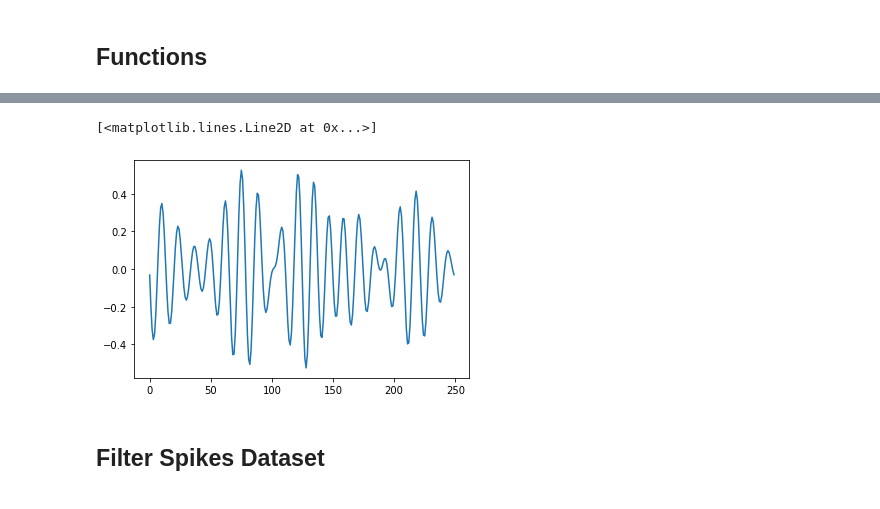
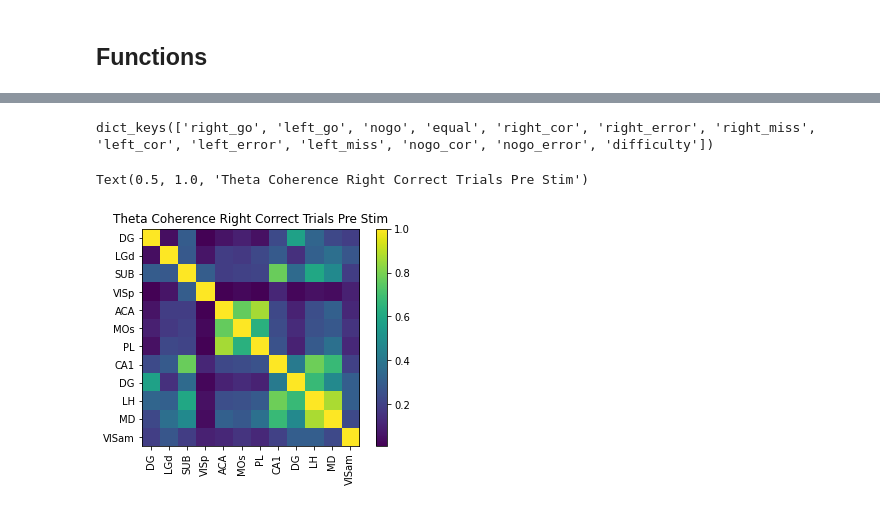
Before and after one commit to kayteeflick/nma_cn_flow_state, a Jupyter notebook: template.ipynb, the cells around one changed output, grey strips where cells are left out. Saved outputs shown, nothing was run; the diff lists cells and outputs as text; code cells hidden in the pictures.

```diff
--- a/template.ipynb
+++ b/template.ipynb
@@ -241,6 +243,8 @@ def trial_result(data):
   # nogo trials by response
   ind["nogo_cor"] = np.logical_and(response == 0, ind["nogo"])
   ind["nogo_error"] = np.logical_and(response != 0, ind["nogo"])
+  # difficulty
+  ind["difficulty"] = np.array(abs(vis_left-vis_right))
 
   return ind
 
@@ -307,16 +283,0 @@ print(len(filtered_lfp))
-# %%
-#pulling LFP Data of mouse 11
-dat = dat_LFP[11]
-# Sample rate and desired cutoff frequencies (in Hz).
-fs = 100.0
-lowcut = 6.0
-highcut = 9.0
-filt_data = butter_bandpass_filter_good_func(dat['lfp'], lowcut, highcut, fs,order=5)
-#plotting
-test = np.mean(filt_data,axis=0)
-plt.plot(np.mean(test,axis=0))
-# %% [output]
-[<matplotlib.lines.Line2D at 0x...>]
-[figure, removed]
-# %% [markdown]
-## Filter Spikes Dataset
@@ -325,0 +284,35 @@ brois = ["ACA", "CA1", "DG", "MRN", "PL","VISp", "ZI"]
+# %%
+#@title Pulling relevant indices
+temp_dat = alldat[11]
+idx = trial_result(temp_dat)
+print(idx.keys())
+# %% [output]
+dict_keys(['right_go', 'left_go', 'nogo', 'equal', 'right_cor', 'right_error', 'right_miss', 'left_cor', 'left_error', 'left_miss', 'nogo_cor', 'nogo_error', 'difficulty'])
+# %%
+#@title Running coherence @ Theta Right Correct Trials
+#pulling data and idx of interest
+session11 = dat_LFP[11]
+session11_lfp = session11['lfp']
+correct_right_idx = idx['right_cor']
+
+#parameters
+timepoints = [0,50]
+fb = [5,8]
+
+#running analysis
+theta_array = np.empty([12,12])
+for i in range(theta_array.shape[0]):
+
+  theta_array[i,:] = frequencyband_coherence_analysis(session11_lfp,correct_right_idx,i,timepoints,fb,1)
+# %%
+#@title Plotting Coherence
+positions = (0,1, 2, 3,4,5,6,7,8,9,10,11)
+labels = session11['brain_area_lfp']
+plt.xticks(positions, labels,rotation = 'vertical')
+plt.yticks(positions, labels)
+plt.imshow(theta_array)
+plt.colorbar()
+plt.title('Theta Coherence Right Correct Trials Pre Stim')
+# %% [output]
+Text(0.5, 1.0, 'Theta Coherence Right Correct Trials Pre Stim')
+[figure, added]
```
Also changed, not shown: parts of 23 cells of this notebook.
